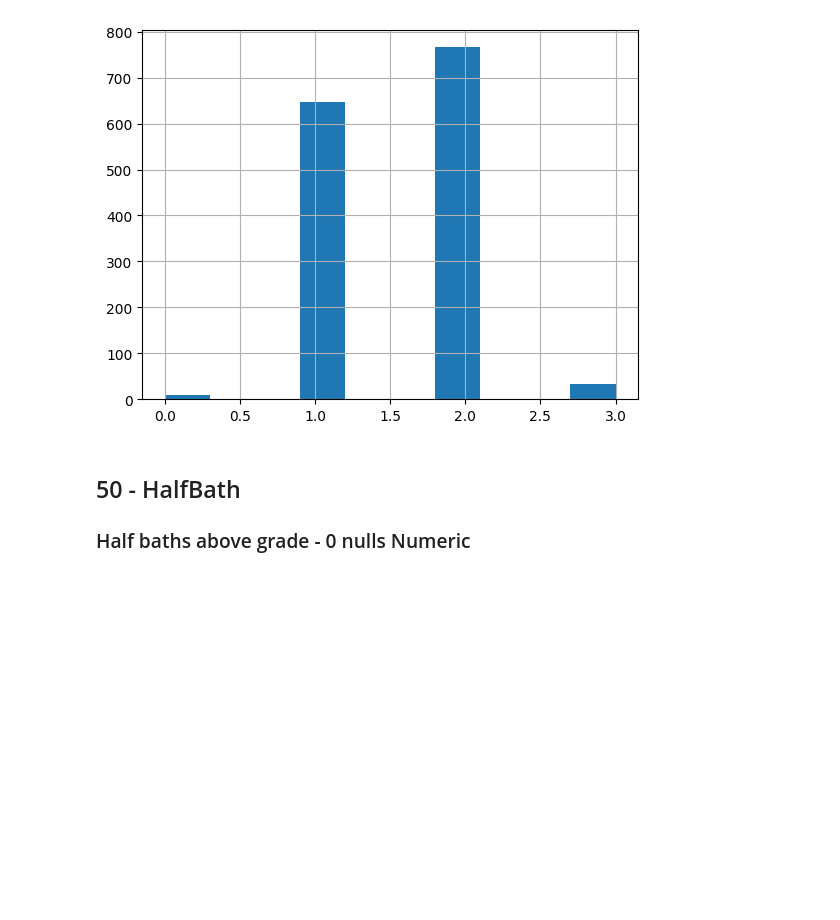
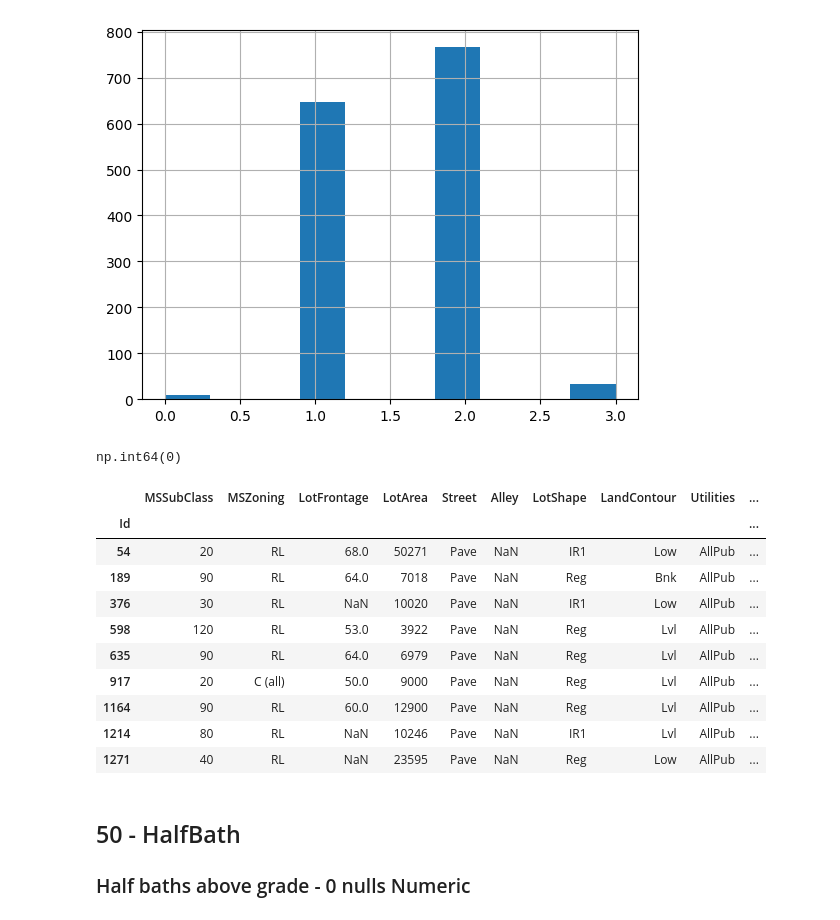
Before and after one commit to nicriv831/Kaggle-House-Prices-, a Jupyter notebook: khp-EDA.ipynb, the cells around one changed output. Saved outputs shown, nothing was run; the diff lists cells and outputs as text; code cells hidden in the pictures; blank space fills up the shorter version.

```diff
--- a/khp-EDA.ipynb
+++ b/khp-EDA.ipynb
@@ -1811,6 +1811,24 @@ houses_clean['FullBath'].hist()
 # %% [output]
 <Axes: >
 [figure]
+# %%
+houses_clean['FullBath'].isnull().sum()
+# %% [output]
+np.int64(0)
+# %%
+houses_clean[houses_clean['FullBath'] == 0]
+# %% [output]
+|  | MSSubClass | MSZoning | LotFrontage | LotArea | Street | Alley | LotShape | LandContour | Utilities | ... |
+| Id |  |  |  |  |  |  |  |  |  | ... |
+| 54 | 20 | RL | 68.0 | 50271 | Pave | NaN | IR1 | Low | AllPub | ... |
+| 189 | 90 | RL | 64.0 | 7018 | Pave | NaN | Reg | Bnk | AllPub | ... |
+| 376 | 30 | RL | NaN | 10020 | Pave | NaN | IR1 | Low | AllPub | ... |
+| 598 | 120 | RL | 53.0 | 3922 | Pave | NaN | Reg | Lvl | AllPub | ... |
+| 635 | 90 | RL | 64.0 | 6979 | Pave | NaN | Reg | Lvl | AllPub | ... |
+| 917 | 20 | C (all) | 50.0 | 9000 | Pave | NaN | Reg | Lvl | AllPub | ... |
+| 1164 | 90 | RL | 60.0 | 12900 | Pave | NaN | Reg | Lvl | AllPub | ... |
+| 1214 | 80 | RL | NaN | 10246 | Pave | NaN | IR1 | Lvl | AllPub | ... |
+| 1271 | 40 | RL | NaN | 23595 | Pave | NaN | Reg | Low | AllPub | ... |
 # %% [markdown]
 ## 50	-	HalfBath
 
```
Also changed, not shown: parts of 3 cells of this notebook, 5 other files.
